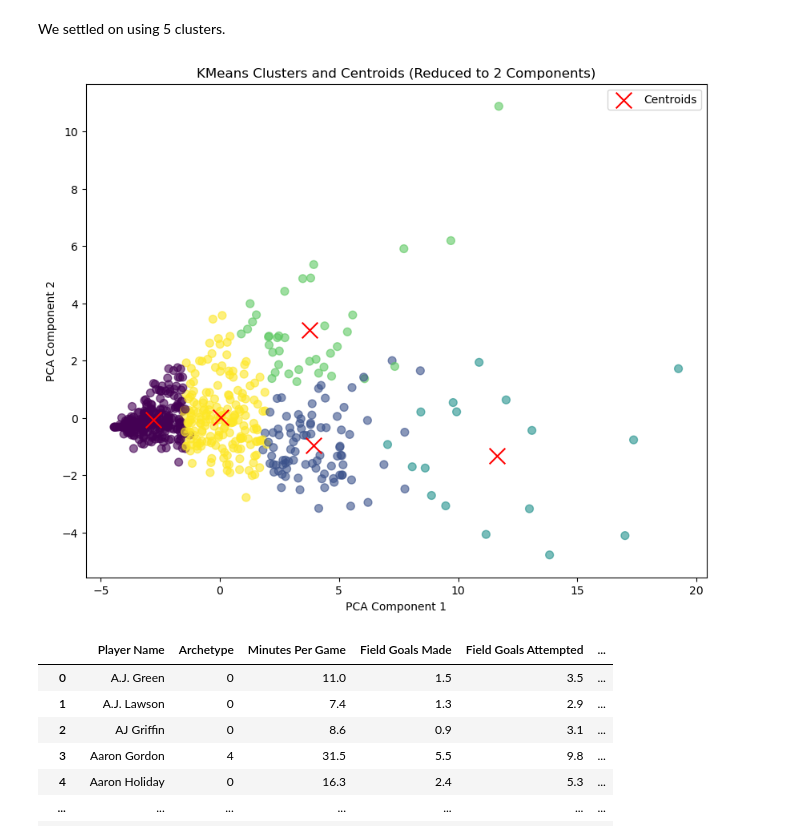
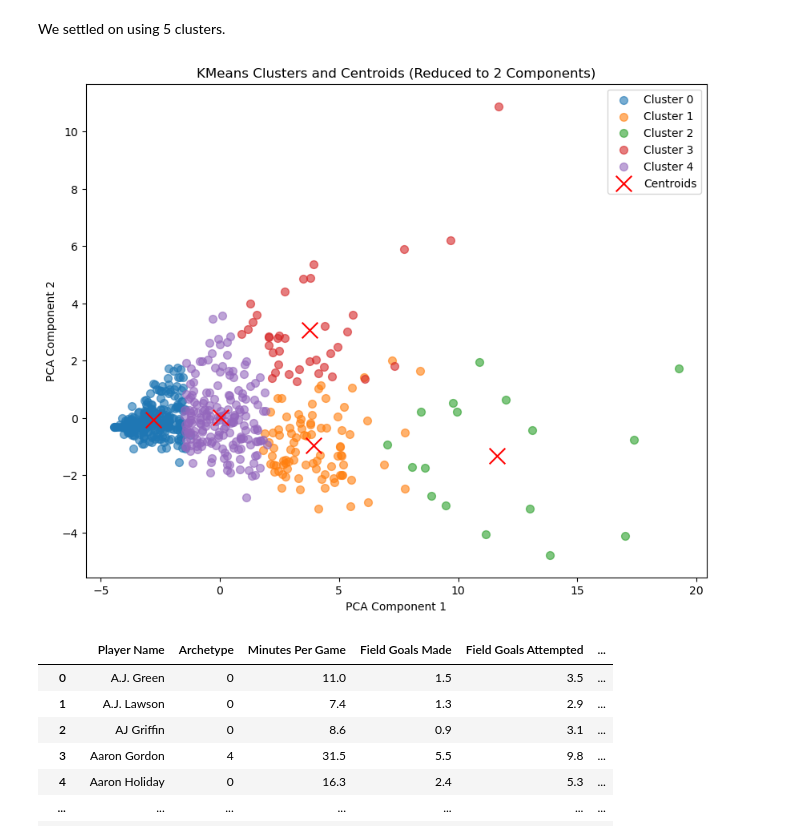
Before and after one commit to nazstephen/NBA-Archetypes, a Jupyter notebook: NBA Archetypes.ipynb, the cells around one changed output. Saved outputs shown, nothing was run; the diff lists cells and outputs as text; code cells hidden in the pictures.

Commit message:
added legend to cluster plot

```diff
--- a/NBA Archetypes.ipynb
+++ b/NBA Archetypes.ipynb
@@ -484,33 +484,41 @@ We settled on using 5 clusters.
 # %%
 # Fit KMeans with 5 clusters
 kmeans = KMeans(n_clusters=5, random_state=12345)
 kmeans.fit(reduced_data_6)
 
 # Get the cluster labels
 labels = kmeans.labels_
 
 # Reduce the data to 2 components for visualization
 pca_2d = PCA(n_components=2)
 scaled_df_pca_2d = pca_2d.fit_transform(reduced_data_6)
 
 # Get the cluster centroids in the 2D space
 centroids_2d = pca_2d.transform(kmeans.cluster_centers_)
 
 # Plot the clusters
 plt.figure(figsize=(10, 8))
-plt.scatter(scaled_df_pca_2d[:, 0], scaled_df_pca_2d[:, 1], c=labels, cmap='viridis', alpha=0.6, s=50)
+
+# Scatter plot for each cluster with different color
+for i in range(5):
+    plt.scatter(scaled_df_pca_2d[labels == i, 0], scaled_df_pca_2d[labels == i, 1],
+                label=f'Cluster {i}', alpha=0.6, s=50)
+
+# Scatter plot for the centroids
 plt.scatter(centroids_2d[:, 0], centroids_2d[:, 1], c='red', marker='x', s=200, label='Centroids')
 
 # Add labels and title
 plt.xlabel('PCA Component 1')
 plt.ylabel('PCA Component 2')
 plt.title('KMeans Clusters and Centroids (Reduced to 2 Components)')
+
+# Add legend
 plt.legend()
 
 # Show the plot
 plt.show()
 # %% [output]
-[figure, old version]
+[figure, new version]
 # %%
 aggregated_df['Player Name'] = names
 aggregated_df['Archetype'] = labels
```
Also changed, not shown: parts of 1 cell of this notebook.
